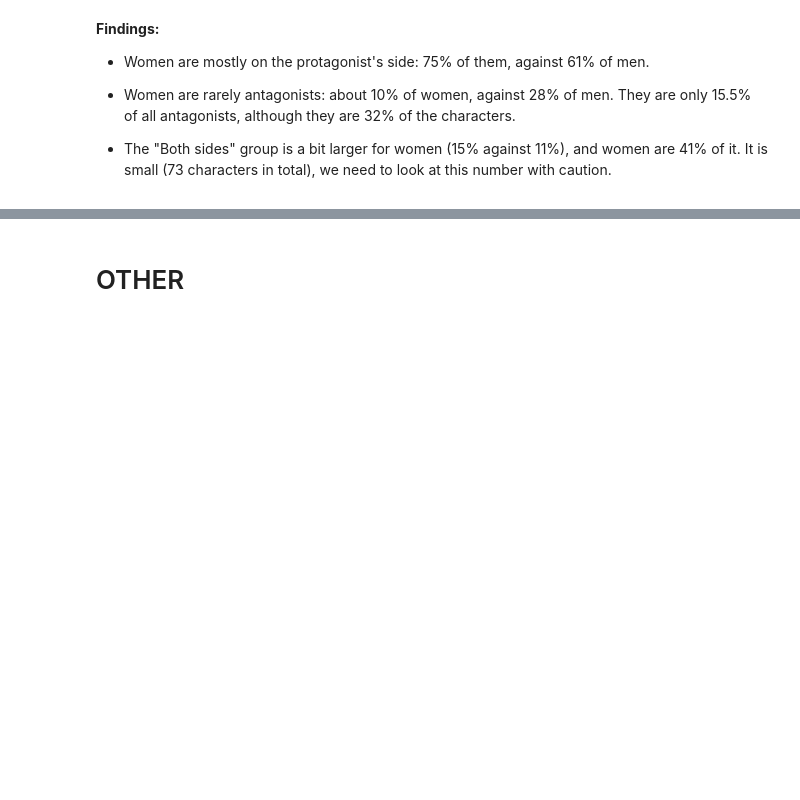
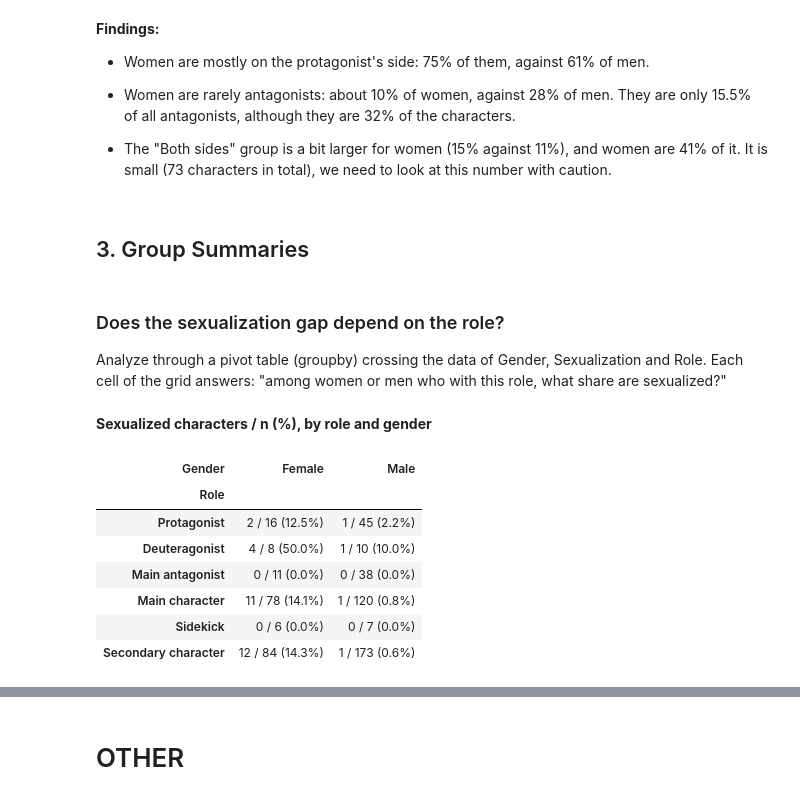
Before and after one commit to IA-P1-BCN/EDA_Manon, a Jupyter notebook: Gender Representation in Video Games.ipynb, the cells around one changed output, grey strips where cells are left out. Saved outputs shown, nothing was run; the diff lists cells and outputs as text; code cells hidden in the pictures; blank space fills up the shorter version.

```diff
--- a/Gender Representation in Video Games.ipynb
+++ b/Gender Representation in Video Games.ipynb
@@ -1111,3 +1112,44 @@ plt.show()
 -  Women are rarely antagonists: about 10% of women, against 28% of men. They are only 15.5% of all antagonists, although they are 32% of the characters.
 
 -  The "Both sides" group is a bit larger for women (15% against 11%), and women are 41% of it. It is small (73 characters in total), we need to look at this number with caution.
+# %% [markdown]
+## 3. Group Summaries
+# %% [markdown]
+### Does the sexualization gap depend on the role?
+Analyze through a pivot table (groupby) crossing the data of Gender, Sexualization and Role.
+Each cell of the grid answers: "among women or men who with this role, what share are sexualized?"
+# %%
+characters = tables["characters"]
+
+# Women and men only (Non-binary and Custom are too small, see notes-for-later)
+subset = characters[characters["Gender"].isin(["Female", "Male"])].copy()
+subset["Is_sexualized"] = subset["Sexualization"] > 0
+
+role_labels = {
+    "PA": "Protagonist", "DA": "Deuteragonist", "MA": "Main antagonist",
+    "MC": "Main character", "SK": "Sidekick", "SC": "Secondary character",
+}
+role_names = list(role_labels.values())
+subset["Role"] = subset["Relevance"].map(role_labels)
+
+def pivot(aggfunc):
+    return pd.pivot_table(subset, values="Is_sexualized", index="Role",
+                          columns="Gender", aggfunc=aggfunc).reindex(role_names)
+
+n, sexualized, pct = pivot("count"), pivot("sum"), pivot("mean") * 100
+
+summary = (sexualized.astype(int).astype(str) + " / " + n.astype(int).astype(str)
+           + " (" + pct.round(1).astype(str) + "%)")
+
+display(Markdown("**Sexualized characters / n (%), by role and gender**"))
+display(summary)
+# %% [output]
+**Sexualized characters / n (%), by role and gender**
+| Gender | Female | Male |
+| Role |  |  |
+| Protagonist | 2 / 16 (12.5%) | 1 / 45 (2.2%) |
+| Deuteragonist | 4 / 8 (50.0%) | 1 / 10 (10.0%) |
+| Main antagonist | 0 / 11 (0.0%) | 0 / 38 (0.0%) |
+| Main character | 11 / 78 (14.1%) | 1 / 120 (0.8%) |
+| Sidekick | 0 / 6 (0.0%) | 0 / 7 (0.0%) |
+| Secondary character | 12 / 84 (14.3%) | 1 / 173 (0.6%) |
```
Also changed, not shown: parts of 9 cells of this notebook.
